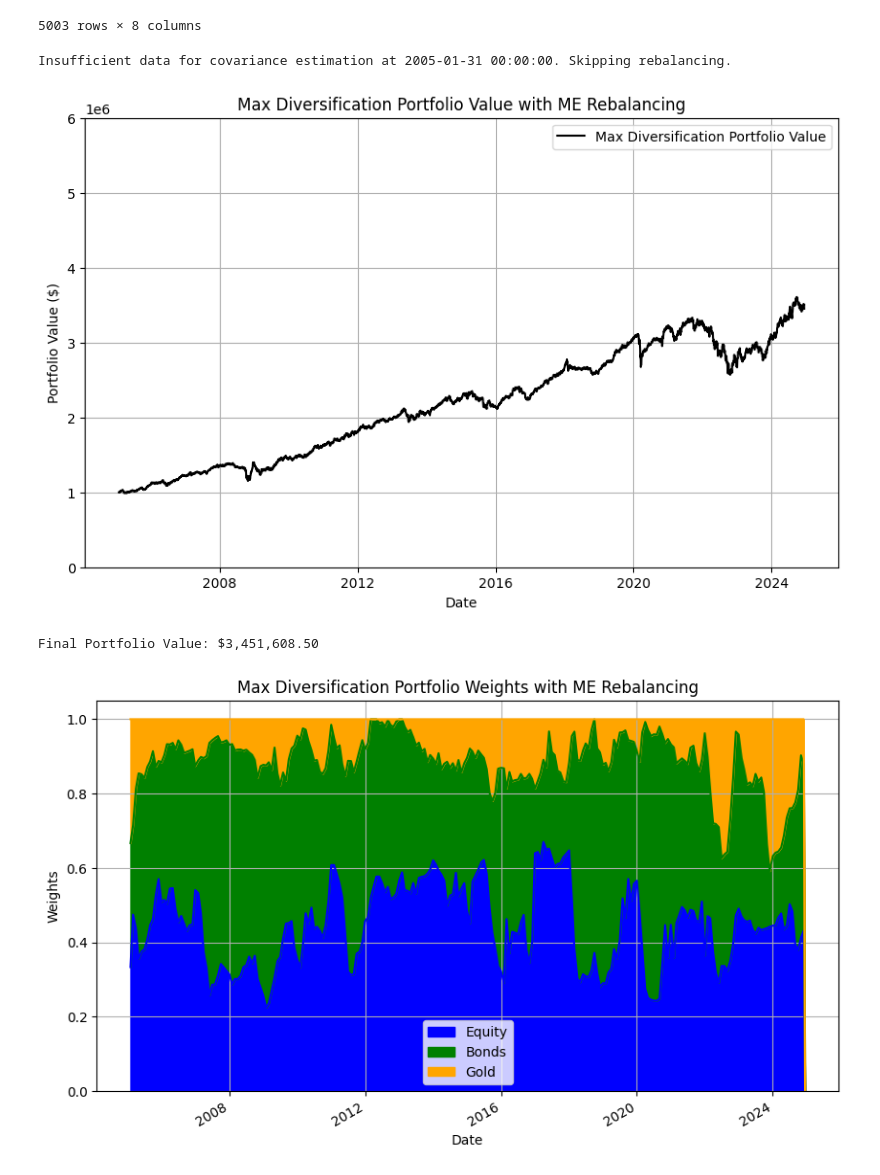
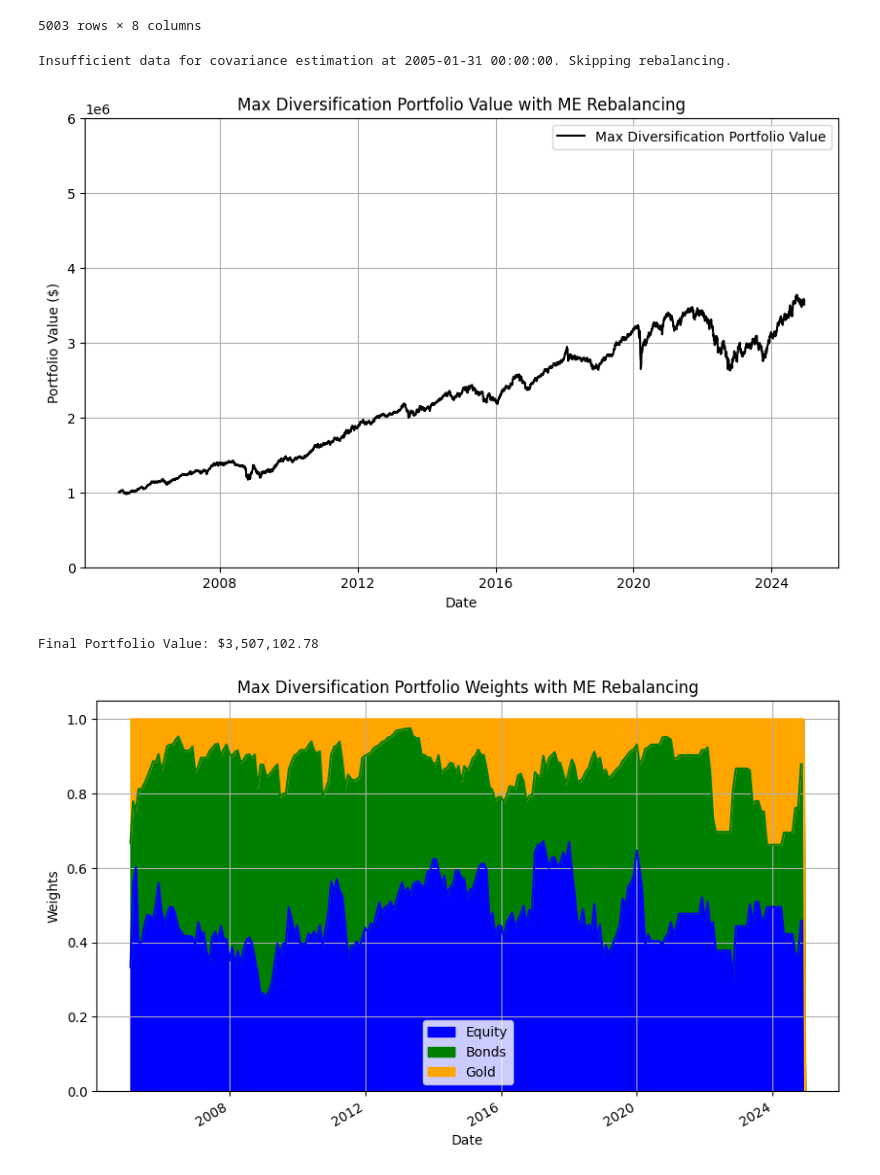
Before and after one commit to plaishev/asset_mgmt_seminar, a Jupyter notebook: Max_Diversification.ipynb, the cells around one changed output. Saved outputs shown, nothing was run; the diff lists cells and outputs as text; code cells hidden in the pictures.

Commit message:
MG found optimal ftols

```diff
--- a/Max_Diversification.ipynb
+++ b/Max_Diversification.ipynb
@@ -79,6 +79,7 @@ returns
 
 # Variables
 rebalance_frequency = 'ME'  # 'ME' = monthly, 'QE' = quarterly, 'YE' = yearly
+#YE best ftol = 1e-4, ME best ftol = 1e-1
 initial_investment = 1000000
 lookback_days = 180
 tc_rate = 0.001
@@ -96,7 +97,7 @@ def total_weight_constraint(w):
 def max_diversification_optimizer(cov_matrix, w0, n_assets):
     cons = ({'type': 'eq', 'fun': total_weight_constraint},)
     bounds = [(0, 1)] * n_assets
-    options = {'maxiter': 1000, 'ftol': 1e-11, 'disp': False}
+    options = {'maxiter': 1000, 'ftol': 1e-1, 'disp': False}
     res = minimize(calc_diversification_ratio, w0, args=(cov_matrix,),
                    bounds=bounds, constraints=cons, method='SLSQP', options=options)
     return res
@@ -188,36 +189,36 @@ def max_diversification_construction(returns, rebalance_frequency):
     return portfolio_val, portfolio_weights, asset_vals, tx_costs, turnover_series
 
 # Function Call and Plotting for Max Diversification Portfolio
 portfolio_val, portfolio_weights, asset_vals, tx_costs, turnover_series = max_diversification_construction(returns, rebalance_frequency)
 
 plt.figure(figsize=(10,6))
 plt.plot(portfolio_val, label='Max Diversification Portfolio Value', color='black')
 plt.title(f'Max Diversification Portfolio Value with {rebalance_frequency} Rebalancing')
 plt.xlabel('Date')
 plt.ylabel('Portfolio Value ($)')
 plt.ylim(0, 6000000)
 plt.legend()
 plt.grid(True)
 plt.show()
 
 print(f"Final Portfolio Value: ${portfolio_val.iloc[-1]:,.2f}")
 
 # (Optional) Group weights by asset class and plot.
 grouped_weights = pd.DataFrame(index=portfolio_weights.index)
 grouped_weights['Equity'] = portfolio_weights[['Japan', 'APACxJapan', 'Europe', 'LatAm', 'US']].sum(axis=1)
 grouped_weights['Bonds'] = portfolio_weights[['T-Bills_7_10', 'T-Bills_20']].sum(axis=1)
 grouped_weights['Gold'] = portfolio_weights['Gold']
 grouped_weights.plot(figsize=(10,6), kind='area', stacked=True, color=['blue','green','orange'])
 plt.title(f'Max Diversification Portfolio Weights with {rebalance_frequency} Rebalancing')
 plt.xlabel('Date')
 plt.ylabel('Weights')
 plt.grid(True)
 plt.show()
 # %% [output]
 Insufficient data for covariance estimation at 2005-01-31 00:00:00. Skipping rebalancing.
-[figure, old version]
+[figure, new version]
-Final Portfolio Value: $3,451,608.50
+Final Portfolio Value: $3,507,102.78
-[figure, old version]
+[figure, new version]
 # %%
 #### Max Div Portfolio Analytics #### ver 3.0
 
```
Also changed, not shown: parts of 3 cells of this notebook, 5 other files.
